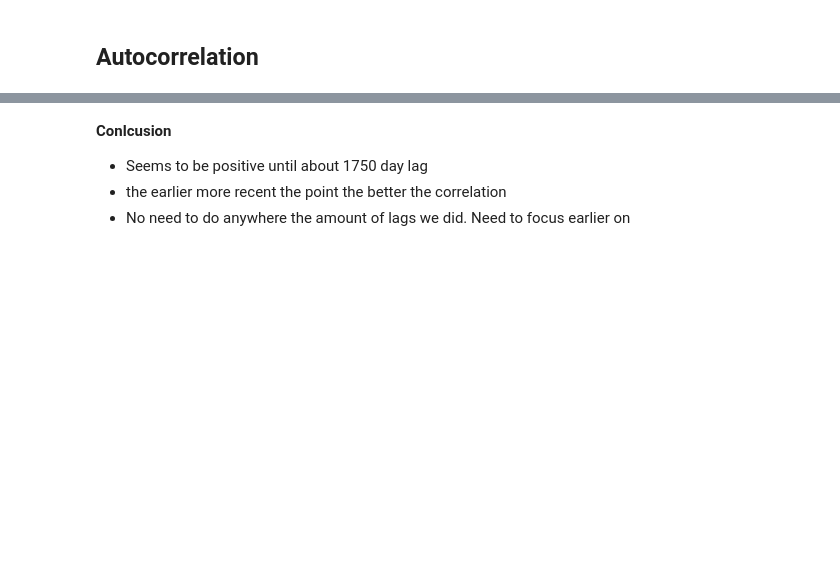
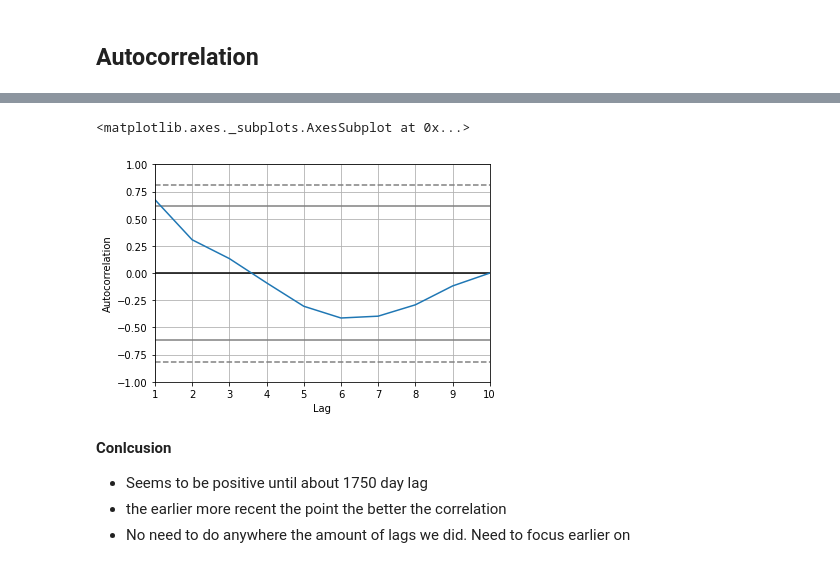
Before and after one commit to bsamaha/SPY-Time-Series-Predictions, a Jupyter notebook: SPY and DIA ETF Analysis.ipynb, the cells around one changed output, grey strips where cells are left out. Drawn from its saved outputs; the diff is of its cells as text; code cells hidden in the pictures; blank space fills up the shorter version.

```diff
--- a/SPY and DIA ETF Analysis.ipynb
+++ b/SPY and DIA ETF Analysis.ipynb
@@ -230,6 +236,9 @@ autocorrelation_plot(spy['Adj Close'])
 # %%
 # Plot autocorrelation for DIA
-autocorrelation_plot(dia['Adj Close'])
+autocorrelation_plot(dia['Adj Close'][:10])
+# %% [output]
+<matplotlib.axes._subplots.AxesSubplot at 0x...>
+[figure, added]
 # %% [markdown]
 **Conlcusion**
 
```
Also changed, not shown: parts of 6 cells of this notebook, 2 other files.
